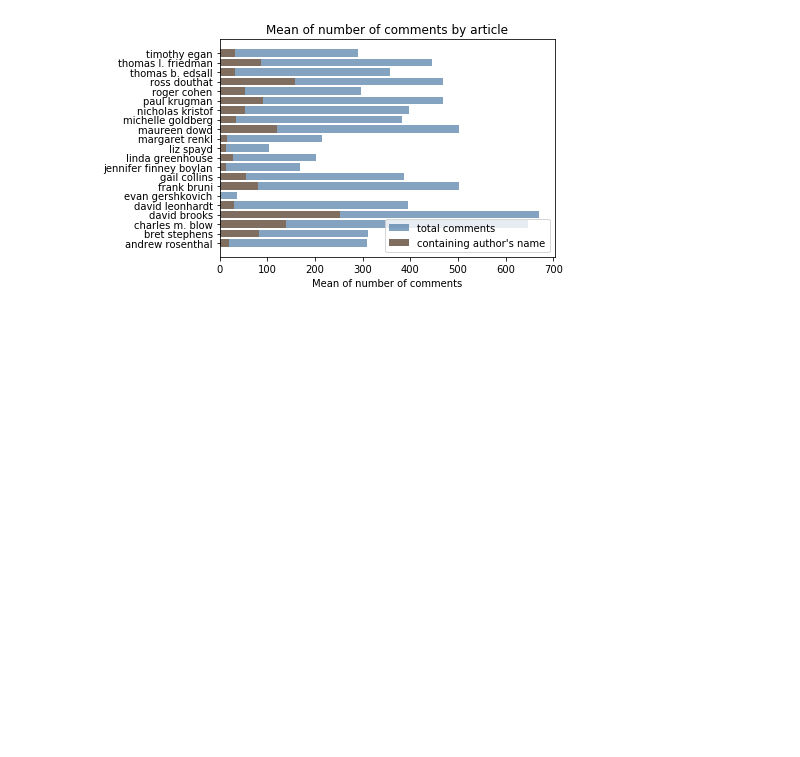
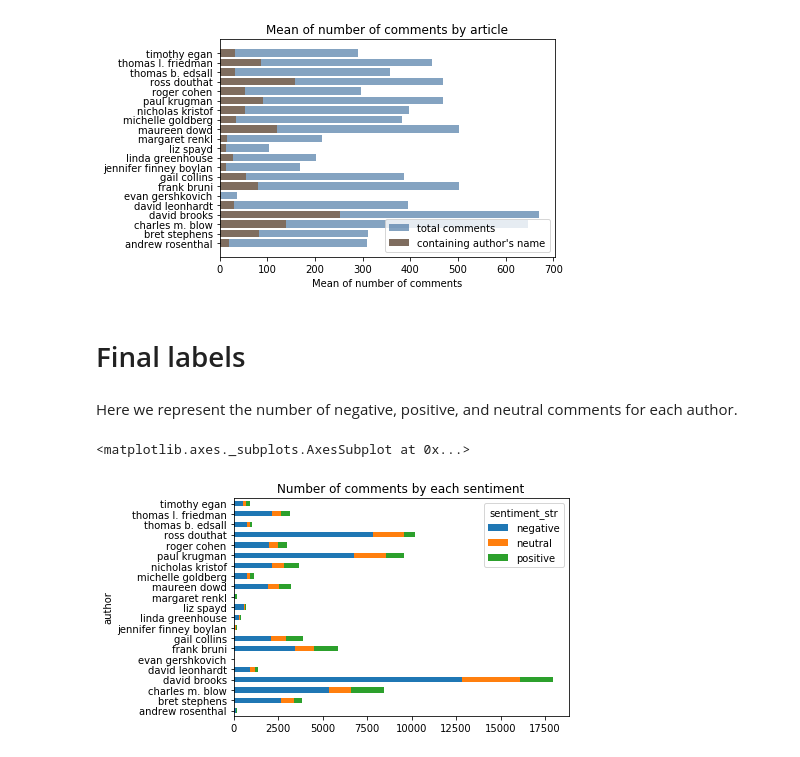
Before and after one commit to Naila-elh/NLP_NYT_comments, a Jupyter notebook: 1-clean-data.ipynb, the cells around one changed output. Saved outputs shown, nothing was run; the diff lists cells and outputs as text; code cells hidden in the pictures; blank space fills up the shorter version.

Commit message:
update graphs

```diff
--- a/1-clean-data.ipynb
+++ b/1-clean-data.ipynb
@@ -372,3 +387,24 @@ plt.legend()
 plt.show()
 # %% [output]
 [figure]
+# %% [markdown]
+# Final labels
+# %%
+final = pd.read_csv('data/final_set.csv', sep=",")
+# %%
+final['sentiment_str'] = final['sentiment_predicted'].map({0:'negative',2:'neutral',1:'positive'})
+# %%
+final = final.groupby(['author','sentiment_str']).agg('count').reset_index()\
+            .pivot(index='author',columns='sentiment_str', values='text').reset_index()
+final['nb_comments'] = final.sum(axis=1)
+
+for sentiment in ['positive','negative','neutral']:
+    final[sentiment+'_pct'] = final[sentiment]/final['nb_comments']
+# %% [markdown]
+Here we represent the number of negative, positive, and neutral comments for each author.
+# %%
+final.set_index('author')[['negative','neutral','positive']]\
+                .plot.barh(stacked=True, title="Number of comments by each sentiment")
+# %% [output]
+<matplotlib.axes._subplots.AxesSubplot at 0x...>
+[figure, added]
```
Also changed, not shown: parts of 17 cells of this notebook.
